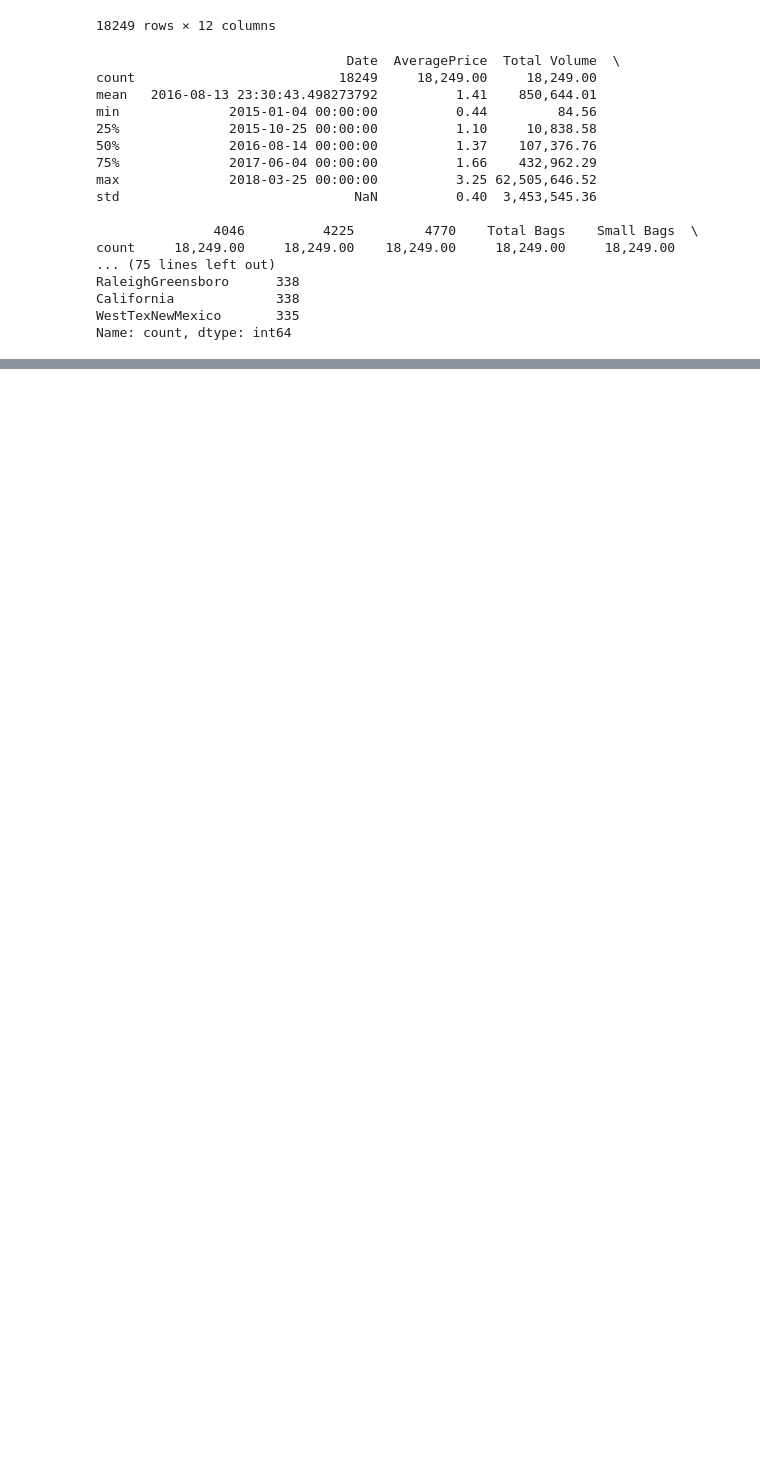
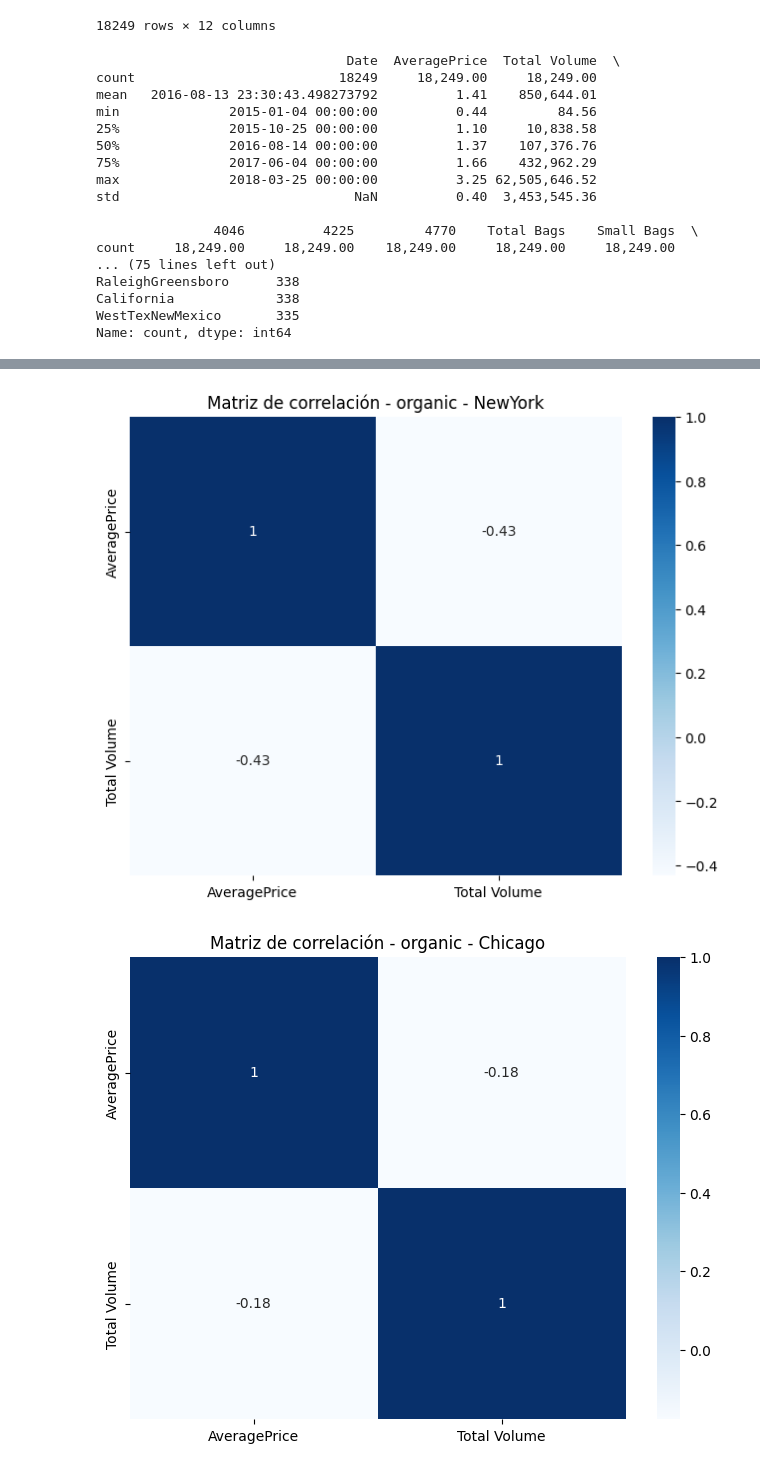
Before and after one commit to AlexanderPelaezJimenez/EPD_ejemplos, a Jupyter notebook: ej_3_avocado/notebooks/0_EDA..ipynb, the cells around one changed output, grey strips where cells are left out. Saved outputs shown, nothing was run; the diff lists cells and outputs as text; code cells hidden in the pictures; blank space fills up the shorter version.

```diff
--- a/ej_3_avocado/notebooks/0_EDA..ipynb
+++ b/ej_3_avocado/notebooks/0_EDA..ipynb
@@ -300,0 +335,5 @@ grafico_doble_eje(df, ciudades_principales)
+# %%
+graficar_matriz_correlacion(df, ciudades_principales)
+# %% [output]
+[figure, added]
+[figure, added]
```
Also changed, not shown: parts of 24 cells of this notebook.
